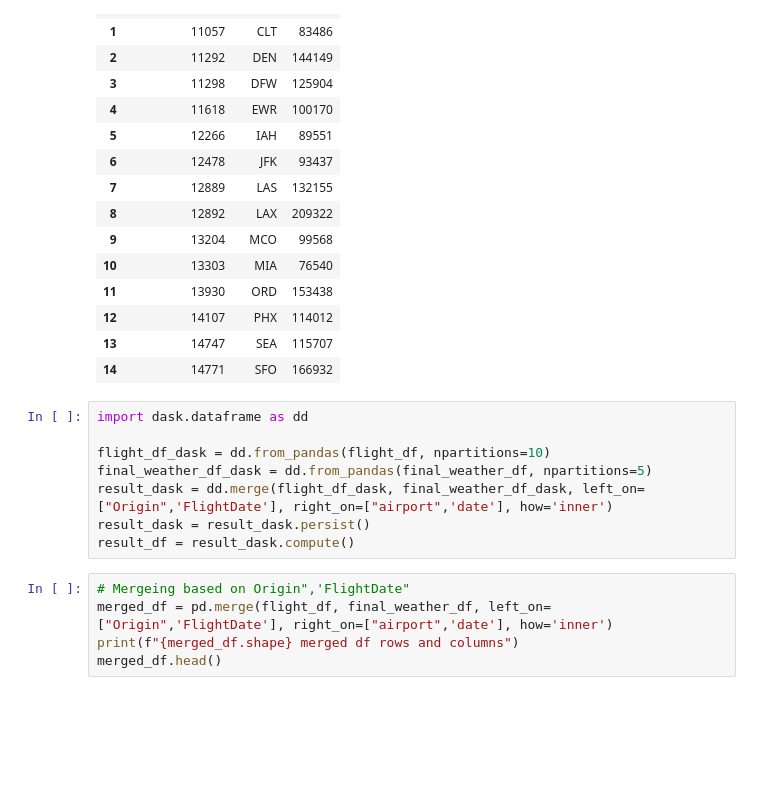
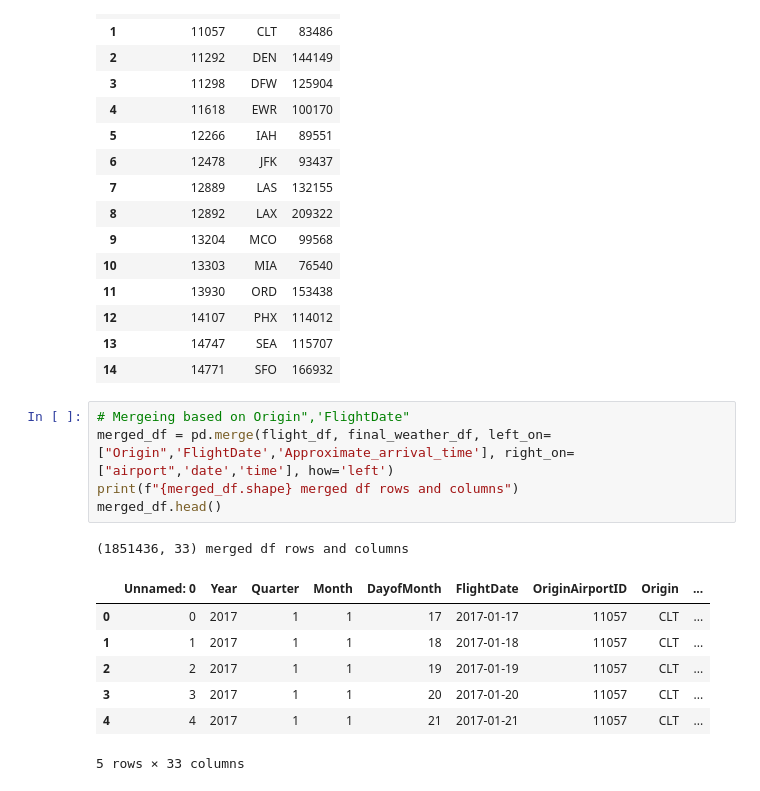
Before and after one commit to deepsyyt/ML-problem, a Jupyter notebook: ML_problem.ipynb, the cells around one changed output. Saved outputs shown, nothing was run; the diff lists cells and outputs as text; blank space fills up the shorter version.

```diff
--- a/ML_problem.ipynb
+++ b/ML_problem.ipynb
@@ -326,16 +391,17 @@ display(distinct_counts)
 | 12 | 14107 | PHX | 114012 |
 | 13 | 14747 | SEA | 115707 |
 | 14 | 14771 | SFO | 166932 |
-# %%
-import dask.dataframe as dd
-
-flight_df_dask = dd.from_pandas(flight_df, npartitions=10)
-final_weather_df_dask = dd.from_pandas(final_weather_df, npartitions=5)
-result_dask = dd.merge(flight_df_dask, final_weather_df_dask, left_on=["Origin",'FlightDate'], right_on=["airport",'date'], how='inner')
-result_dask = result_dask.persist()
-result_df = result_dask.compute()
 # %%
 # Mergeing based on Origin",'FlightDate"
-merged_df = pd.merge(flight_df, final_weather_df, left_on=["Origin",'FlightDate'], right_on=["airport",'date'], how='inner')
+merged_df = pd.merge(flight_df, final_weather_df, left_on=["Origin",'FlightDate','Approximate_arrival_time'], right_on=["airport",'date','time'], how='left')
 print(f"{merged_df.shape} merged df rows and columns")
 merged_df.head()
+# %% [output]
+(1851436, 33) merged df rows and columns
+|  | Unnamed: 0 | Year | Quarter | Month | DayofMonth | FlightDate | OriginAirportID | Origin | ... |
+| 0 | 0 | 2017 | 1 | 1 | 17 | 2017-01-17 | 11057 | CLT | ... |
+| 1 | 1 | 2017 | 1 | 1 | 18 | 2017-01-18 | 11057 | CLT | ... |
+| 2 | 2 | 2017 | 1 | 1 | 19 | 2017-01-19 | 11057 | CLT | ... |
+| 3 | 3 | 2017 | 1 | 1 | 20 | 2017-01-20 | 11057 | CLT | ... |
+| 4 | 4 | 2017 | 1 | 1 | 21 | 2017-01-21 | 11057 | CLT | ... |
+5 rows × 33 columns
```
Also changed, not shown: parts of 4 cells of this notebook.
